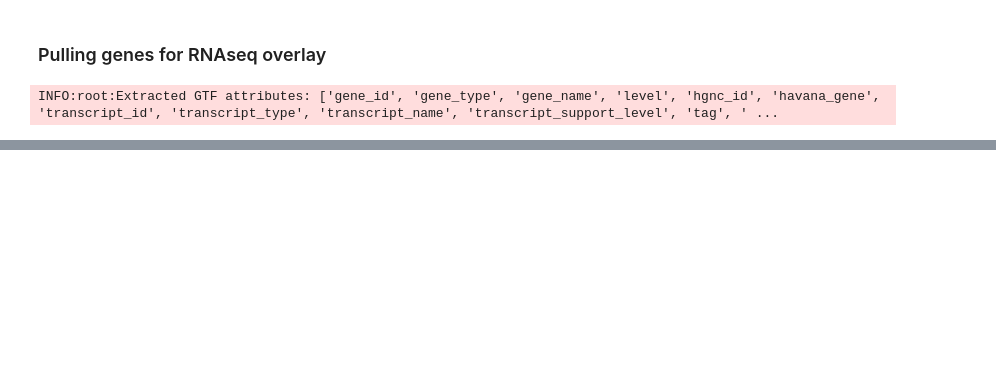
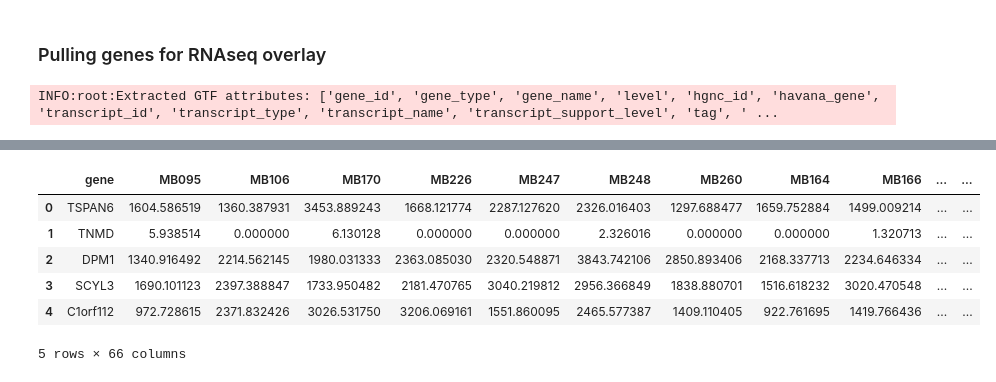
Before and after one commit to jbk708/2023_chavez_rotation, a Jupyter notebook: analysis/jupyter_notebooks/rnaseq_anno.ipynb, the cells around one changed output, grey strips where cells are left out. Saved outputs shown, nothing was run; the diff lists cells and outputs as text; code cells hidden in the pictures; blank space fills up the shorter version.

```diff
--- a/analysis/jupyter_notebooks/rnaseq_anno.ipynb
+++ b/analysis/jupyter_notebooks/rnaseq_anno.ipynb
@@ -24,15 +82,26 @@ medullo_rnaseq_norm = medullo_rnaseq_norm.rename(columns={"Unnamed: 0": "gene"})
 # %%
 """
 Subsetting Datframe for needed col_names
 """
 
 col_names = [
     "gene", "MB095", "MB106", "MB170", "MB226", "MB247", "MB248", "MB260", "MB164", "MB166",
     "MB271", "MB277", "MB278", "MB288", "MB091", "MB099", "MB118", "MB174", "MB177",
     "MB199", "MB227", "MB264", "MB265", "MB269", "MB270", "MB281", "MB102", "MB104",
     "MB234", "MB239", "MB244", "MB268", "MB274", "MB275", "MB284", "MB088", "MB136",
     "MB206", "MB266", "MB287", "seqname", "source", "feature", "start", "end", "strand",
     "gene_id", "gene_type", "level", "hgnc_id", "havana_gene"
 ]
-merged_subset = medullo_rnaseq_norm.merge(genes_hg38_anno, how="inner", left_on="gene", right_on="gene_name")
-merge_filtered = merged_subset[merged_subset.columns.intersection(col_names)]
+merged_subset = medullo_rnaseq_norm.merge(genes_hg38_anno, how="left", left_on="gene", right_on="gene_name", indicator=True)
+unmerged = merged_subset[~merged_subset['_merge'].isin(["both"])]
+
+merged_subset.head()
+# merge_filtered = merged_subset[merged_subset.columns.intersection(col_names)]
+# %% [output]
+|  | gene | MB095 | MB106 | MB170 | MB226 | MB247 | MB248 | MB260 | MB164 | MB166 | ... | ... |
+| 0 | TSPAN6 | 1604.586519 | 1360.387931 | 3453.889243 | 1668.121774 | 2287.127620 | 2326.016403 | 1297.688477 | 1659.752884 | 1499.009214 | ... | ... |
+| 1 | TNMD | 5.938514 | 0.000000 | 6.130128 | 0.000000 | 0.000000 | 2.326016 | 0.000000 | 0.000000 | 1.320713 | ... | ... |
+| 2 | DPM1 | 1340.916492 | 2214.562145 | 1980.031333 | 2363.085030 | 2320.548871 | 3843.742106 | 2850.893406 | 2168.337713 | 2234.646334 | ... | ... |
+| 3 | SCYL3 | 1690.101123 | 2397.388847 | 1733.950482 | 2181.470765 | 3040.219812 | 2956.366849 | 1838.880701 | 1516.618232 | 3020.470548 | ... | ... |
+| 4 | C1orf112 | 972.728615 | 2371.832426 | 3026.531750 | 3206.069161 | 1551.860095 | 2465.577387 | 1409.110405 | 922.761695 | 1419.766436 | ... | ... |
+5 rows × 66 columns
```
Also changed, not shown: parts of 6 cells of this notebook.
